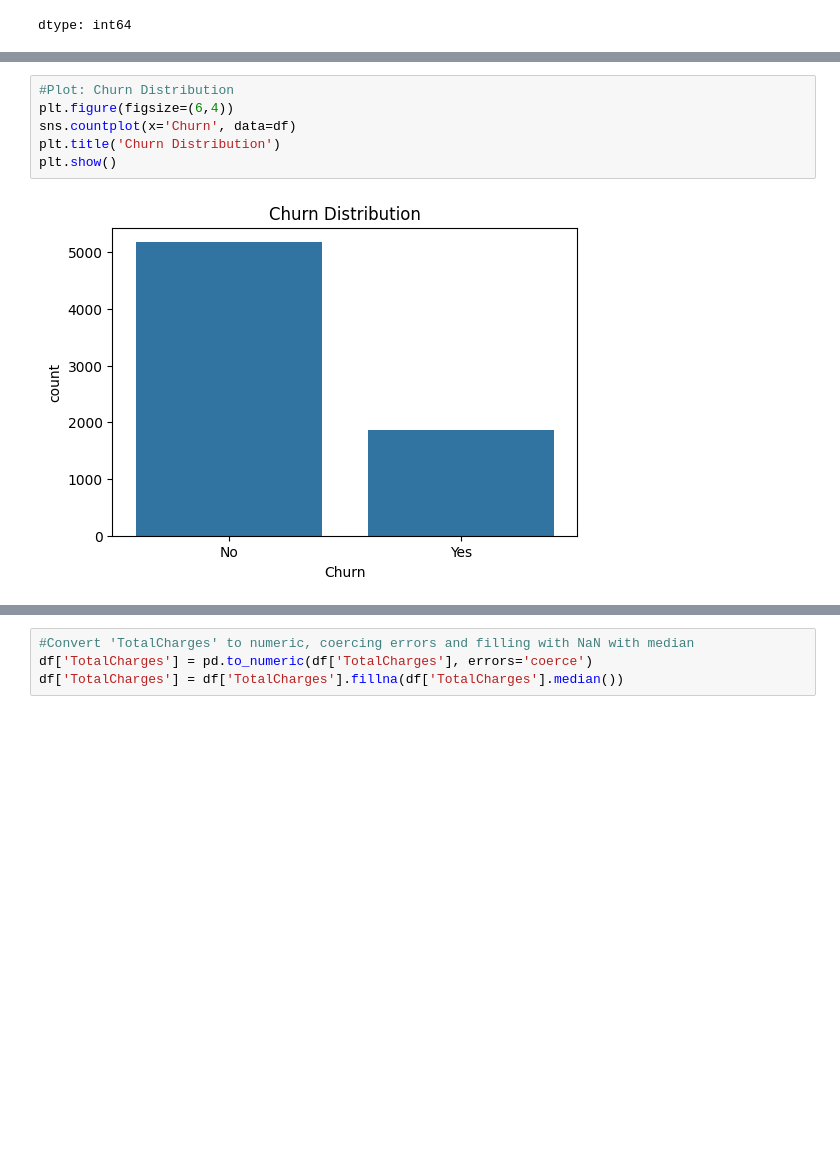
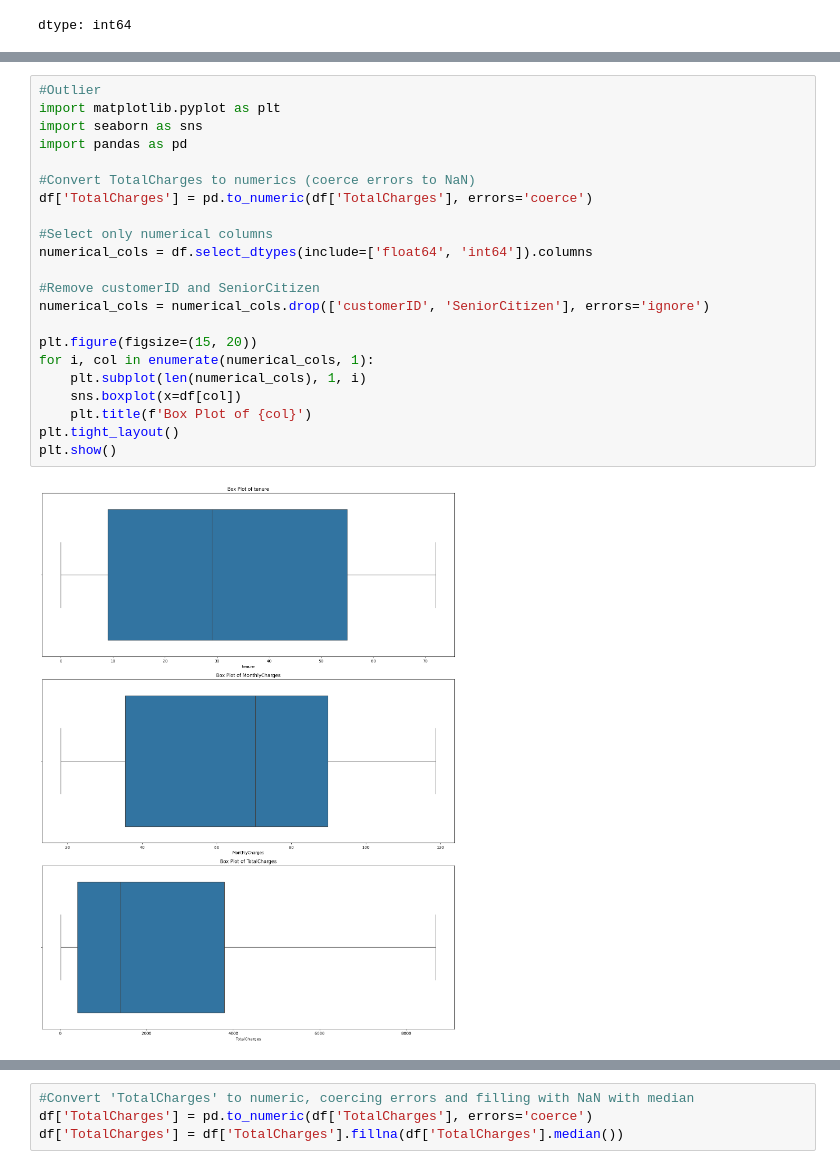
Before and after one commit to Omethmee/CoureseWork-for-Machine-Learning, a Jupyter notebook: 2425451.ipynb, the cells around one changed output, grey strips where cells are left out. Drawn from its saved outputs; the diff is of its cells as text; blank space fills up the shorter version.

```diff
--- a/2425451.ipynb
+++ b/2425451.ipynb
@@ -135,8 +99,24 @@ plt.show()
-# %%
-#Plot: Churn Distribution
-plt.figure(figsize=(6,4))
-sns.countplot(x='Churn', data=df)
-plt.title('Churn Distribution')
-plt.show()
-# %% [output]
-[figure, removed]
+# %%
+#Outlier
+import matplotlib.pyplot as plt
+import seaborn as sns
+import pandas as pd
+
+#Convert TotalCharges to numerics (coerce errors to NaN)
+df['TotalCharges'] = pd.to_numeric(df['TotalCharges'], errors='coerce')
+
+#Select only numerical columns
+numerical_cols = df.select_dtypes(include=['float64', 'int64']).columns
+
+#Remove customerID and SeniorCitizen
+numerical_cols = numerical_cols.drop(['customerID', 'SeniorCitizen'], errors='ignore')
+
+plt.figure(figsize=(15, 20))
+for i, col in enumerate(numerical_cols, 1):
+    plt.subplot(len(numerical_cols), 1, i)
+    sns.boxplot(x=df[col])
+    plt.title(f'Box Plot of {col}')
+plt.tight_layout()
+plt.show()
+# %% [output]
+[figure, added]
```
Also changed, not shown: parts of 16 cells of this notebook.
